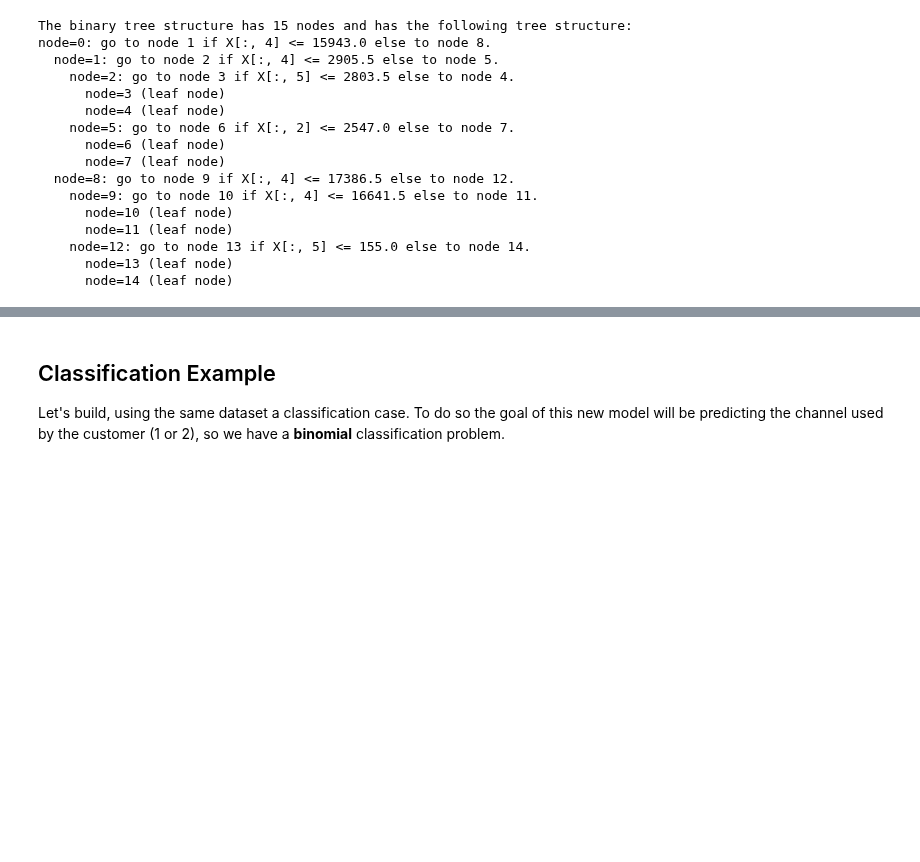
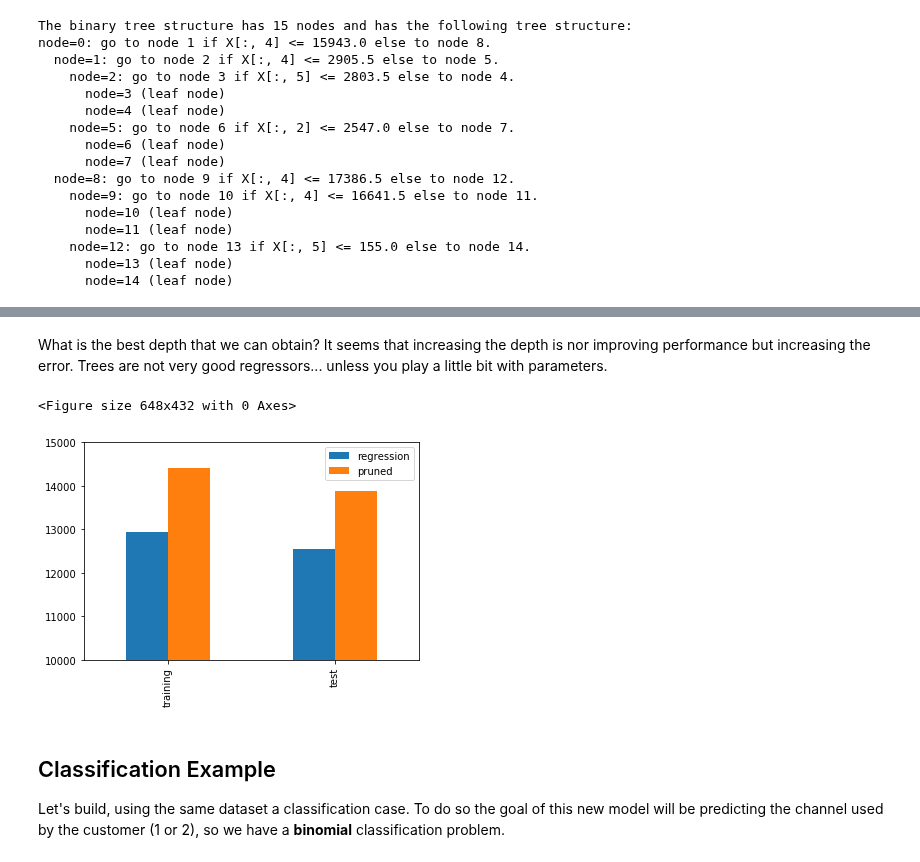
Before and after one commit to renero/class_notebooks, a Jupyter notebook: Tree based methods.ipynb, the cells around one changed output, grey strips where cells are left out. Drawn from its saved outputs; the diff is of its cells as text; code cells hidden in the pictures; blank space fills up the shorter version.

```diff
--- a/Tree based methods.ipynb
+++ b/Tree based methods.ipynb
@@ -49,5 +76,6 @@ data_url = 'https://archive.ics.uci.edu/ml/machine-learning-databases/00292/Whol
 wholesale = Dataset(data_url)
 wholesale.set_target('Fresh')
 X, Y = wholesale.split()
-wholesale.summary()
+regression_results = {}
+wholesale.all.head()
 # %% [output]
@@ -289,3 +250,15 @@ plt.show()
+# %% [markdown]
+What is the best depth that we can obtain? It seems that increasing the depth is nor improving performance but increasing the error. Trees are not very good regressors... unless you play a little bit with parameters.
+# %%
+opt_training_scores, opt_test_scores = cv_regression(wholesale, depth=6)
+opt_training_score = -np.median(opt_training_scores)
+opt_test_score = np.median(opt_test_scores)
+
+regression_results.update({'pruned': [-np.median(opt_training_scores), np.median(opt_test_scores)]})
+plot_compare(regression_results, 10000, 15000)
+# %% [output]
+<Figure size 648x432 with 0 Axes>
+[figure, added]
 # %% [markdown]
 ## Classification Example
 
```
Also changed, not shown: parts of 98 cells of this notebook.
